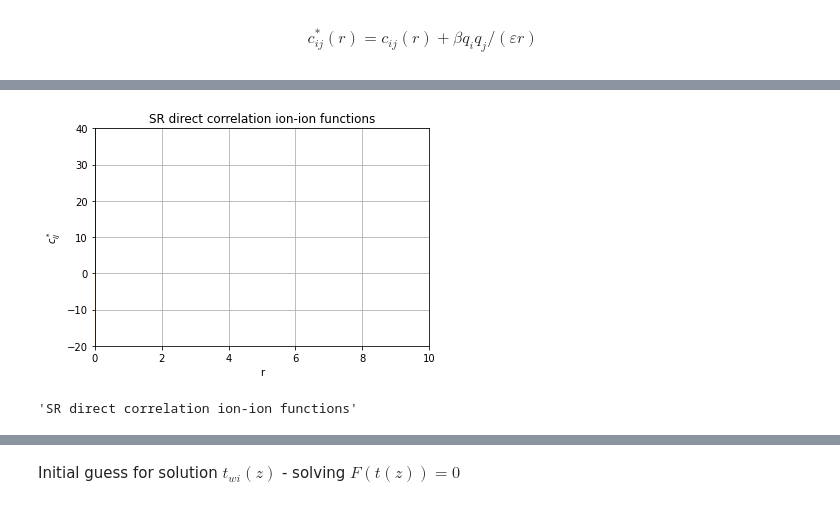
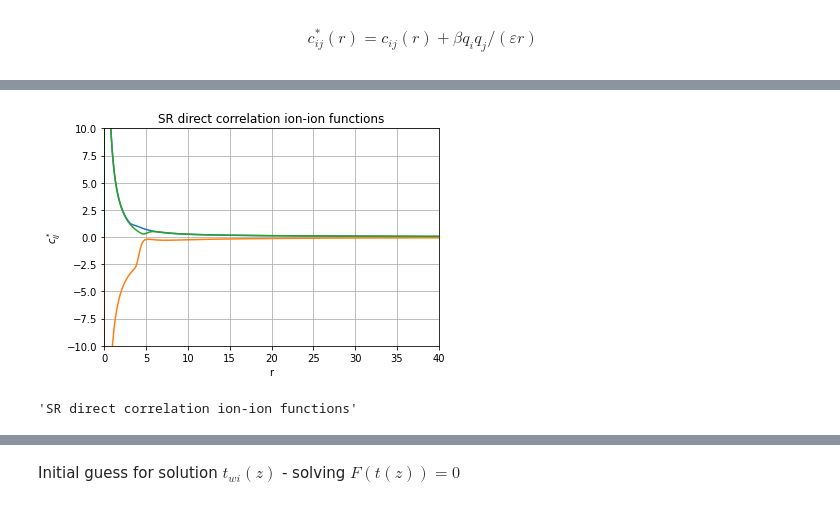
Before and after one commit to Mjboothaus/PhD-Thesis, a Jupyter notebook: notebooks/singlet_kcl.ipynb, the cells around one changed output, grey strips where cells are left out. Saved outputs shown, nothing was run; the diff lists cells and outputs as text; code cells hidden in the pictures.

```diff
--- a/notebooks/singlet_kcl.ipynb
+++ b/notebooks/singlet_kcl.ipynb
@@ -181,6 +181,6 @@ cr.plot(xlim=[0, 15])
 # %%
 # for now assume c*(r) = c(r)
 
-c_short = cr.to_numpy(dtype=np.float64)
+c_short = cr_in.to_numpy(dtype=np.float64)
 # %%
-r = cr.index.to_numpy()
+r = cr_in.index.to_numpy()
@@ -257,4 +192,0 @@ np.transpose([1 / r[1:]]).shape
-# %%
-# skip r = 0
-
-c_short[1:] = c_short[1:] + beta * tmp / epsilon
@@ -270,0 +219,5 @@ array([[ 0.00000000e+00,  0.00000000e+00,  0.00000000e+00],
+# %%
+# skip r = 0 to avoid divide by 0 error
+
+for l in range(n_pair):
+    c_short[1:, l] = c_short[1:, l]  + beta * charge_pair[l] * 1e-10 / (epsilon * r[1:])
@@ -271,7 +234,7 @@ array([[ 0.00000000e+00,  0.00000000e+00,  0.00000000e+00],
 # %%
-make_simple_plot(r, c_short, "r", "$c_{ij}^*$", "SR direct correlation ion-ion functions")
+make_simple_plot(r, c_short, "r", "$c_{ij}^*$", "SR direct correlation ion-ion functions", xliml=[0, 40], yliml=[-10, 10])
 # %% [output]
-[figure, old version]
+[figure, new version]
 'SR direct correlation ion-ion functions'
 # %%
 def int_z_infty_dr_r_c_short(c_short, z):
```
Also changed, not shown: parts of 33 cells of this notebook, 1 other file.
